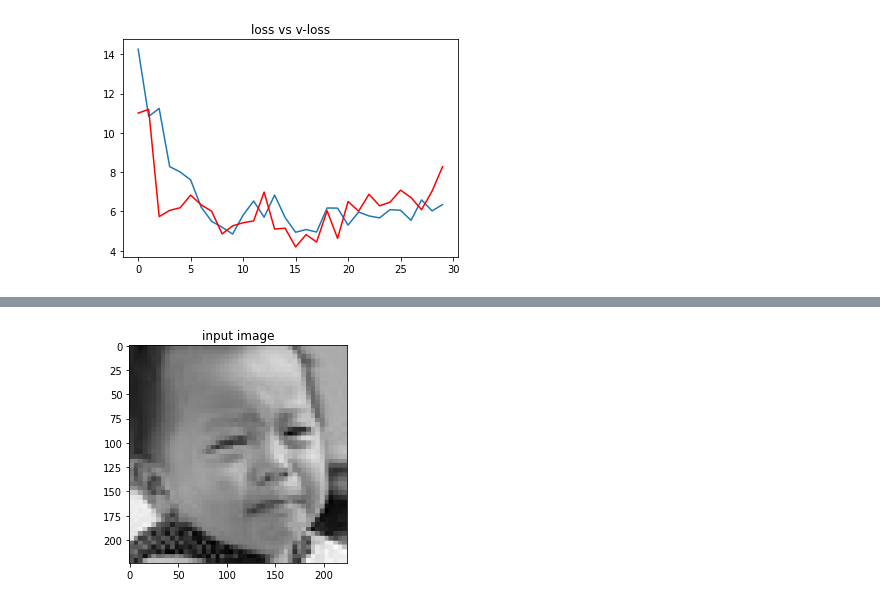
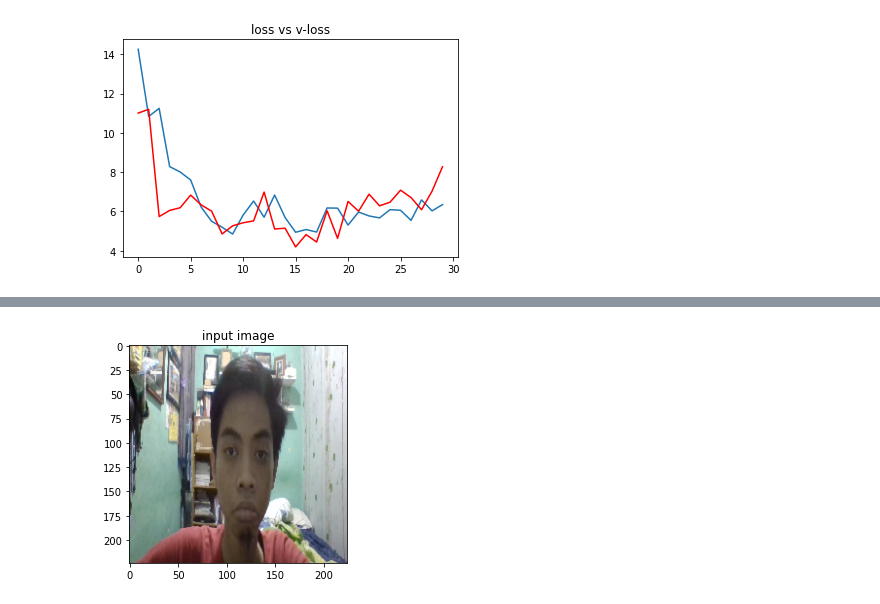
Before and after one commit to Nekolicious/facial-expression-detection, a Jupyter notebook: Emotion_Detection.ipynb, the cells around one changed output, grey strips where cells are left out. Cells and saved outputs as stored; diff of their text form; code cells hidden in the pictures.

```diff
--- a/Emotion_Detection.ipynb
+++ b/Emotion_Detection.ipynb
@@ -180,7 +180,7 @@ op = dict(zip( train_data.class_indices.values(), train_data.class_indices.keys(
 # %%
 # path for the image to see if it predics correct class
 
-path = "./content/test/sad/PrivateTest_366361.jpg"
+path = "./test.jpg"
 img = load_img(path, target_size=(224,224) )
 
 i = img_to_array(img)/255
@@ -201 +201 @@ plt.show()
-[figure, old version]
+[figure, new version]
```
Also changed, not shown: parts of 3 cells of this notebook, 5 other files.
